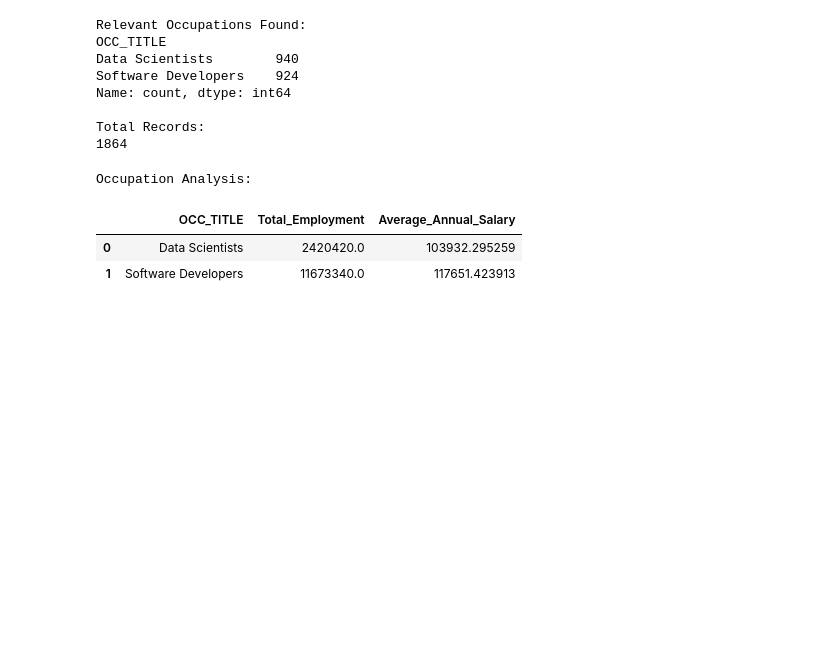
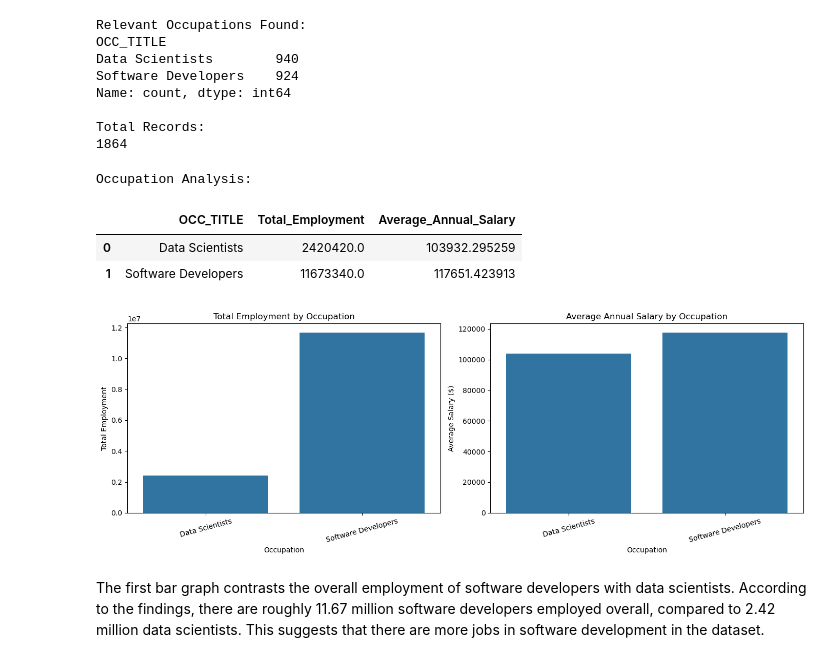
Before and after one commit to Abdullah-awa/Data_Visualisation_CA1, a Jupyter notebook: Data_Vis_CA.ipynb, the cells around one changed output. Saved outputs shown, nothing was run; the diff lists cells and outputs as text; code cells hidden in the pictures; blank space fills up the shorter version.

Commit message:
Add employment and salary comparison bar charts

```diff
--- a/Data_Vis_CA.ipynb
+++ b/Data_Vis_CA.ipynb
@@ -199,3 +199,38 @@ Occupation Analysis:
 |  | OCC_TITLE | Total_Employment | Average_Annual_Salary |
 | 0 | Data Scientists | 2420420.0 | 103932.295259 |
 | 1 | Software Developers | 11673340.0 | 117651.423913 |
+# %%
+# Compare Employment and Salary
+
+fig, axes = plt.subplots(1, 2, figsize=(14, 5))
+
+sns.barplot(
+    data=occupation_summary,
+    x='OCC_TITLE',
+    y='Total_Employment',
+    ax=axes[0]
+)
+
+axes[0].set_title('Total Employment by Occupation')
+axes[0].set_xlabel('Occupation')
+axes[0].set_ylabel('Total Employment')
+axes[0].tick_params(axis='x', rotation=15)
+
+sns.barplot(
+    data=occupation_summary,
+    x='OCC_TITLE',
+    y='Average_Annual_Salary',
+    ax=axes[1]
+)
+
+axes[1].set_title('Average Annual Salary by Occupation')
+axes[1].set_xlabel('Occupation')
+axes[1].set_ylabel('Average Salary ($)')
+axes[1].tick_params(axis='x', rotation=15)
+
+plt.tight_layout()
+plt.show()
+# %% [output]
+[figure, added]
+# %% [markdown]
+The first bar graph contrasts the overall employment of software developers with data scientists. According to the findings, there are roughly 11.67 million software developers employed overall, compared to 2.42 million data scientists. This suggests that there are more jobs in software development in the dataset.
```
